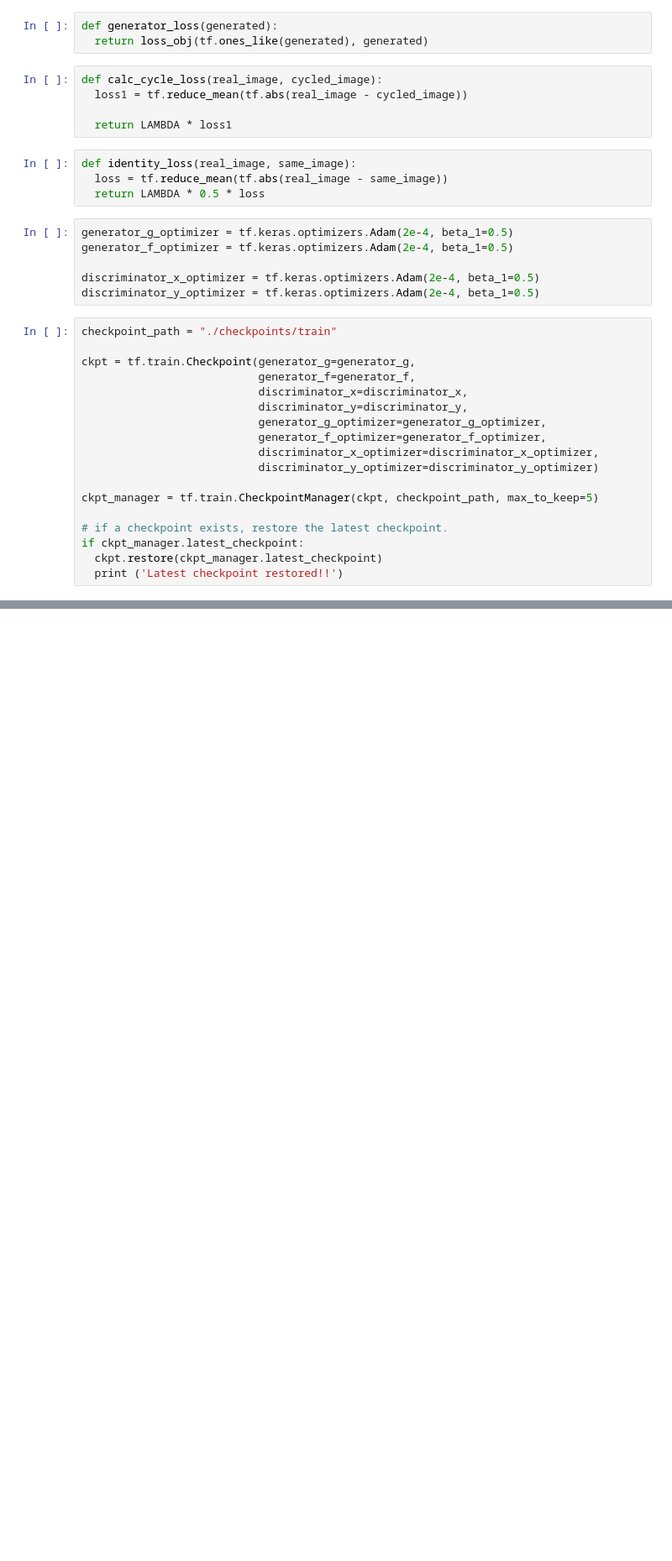
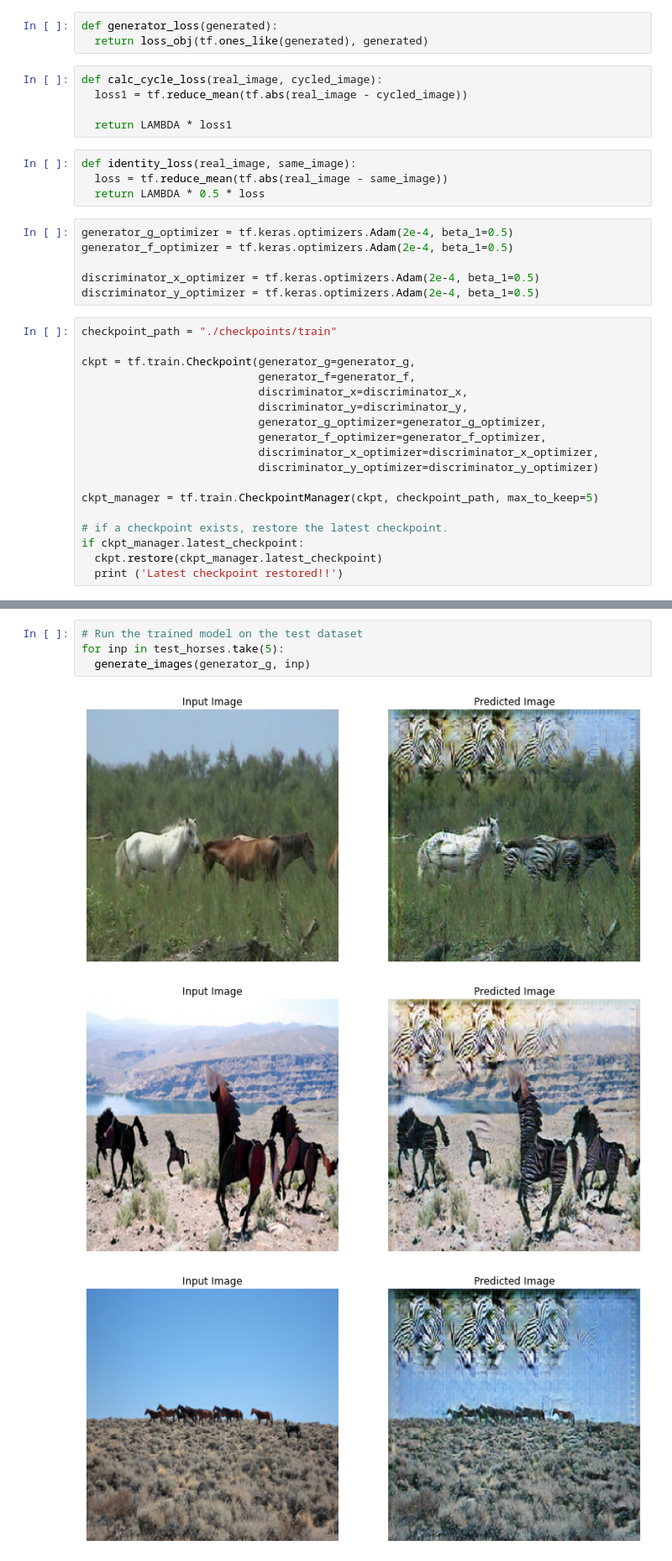
Before and after one commit to maitri23/Image-to-image-translation-using-cycle-GAN, a Jupyter notebook: GAN.ipynb, the cells around one changed output, grey strips where cells are left out. Shown at 84% size. Cells and saved outputs as stored; diff of their text form; blank space fills up the shorter version.

```diff
--- a/GAN.ipynb
+++ b/GAN.ipynb
@@ -390,0 +499,8 @@ if ckpt_manager.latest_checkpoint:
+# %%
+# Run the trained model on the test dataset
+for inp in test_horses.take(5):
+  generate_images(generator_g, inp)
+# %% [output]
+[figure, added]
+[figure, added]
+[figure, added]
```
Also changed, not shown: parts of 12 cells of this notebook.
